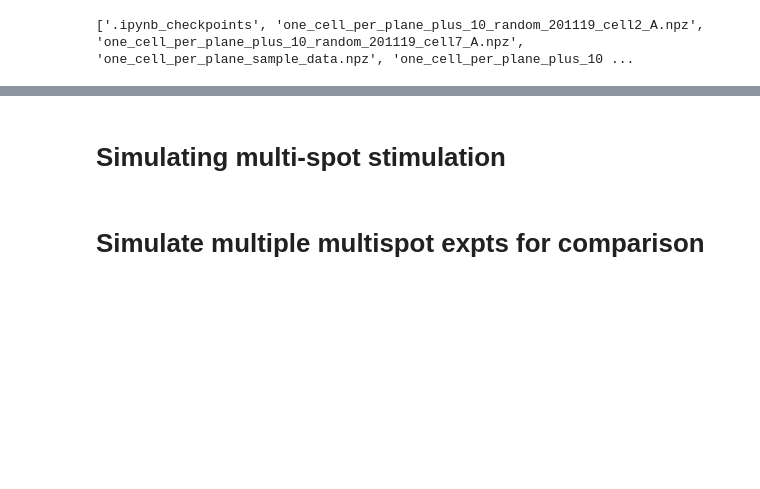
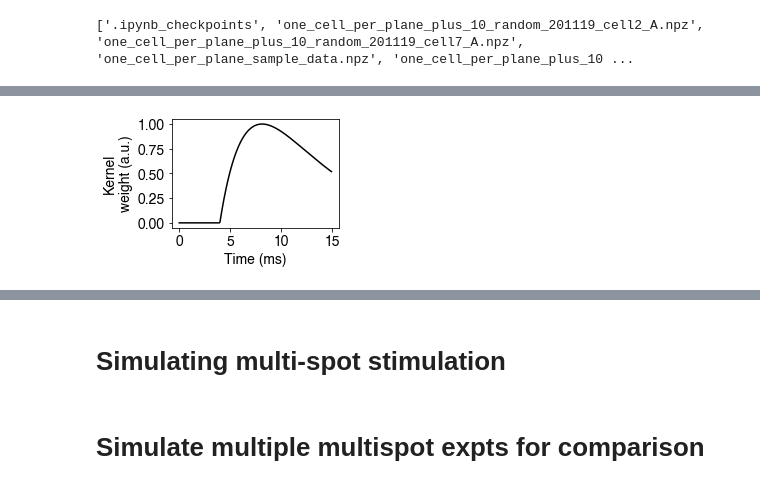
Before and after one commit to marcustriplett/circuitmap, a Jupyter notebook: notebooks/testing_nots_on_expt_data.ipynb, the cells around one changed output, grey strips where cells are left out. Drawn from its saved outputs; the diff is of its cells as text; code cells hidden in the pictures; blank space fills up the shorter version.

```diff
--- a/notebooks/testing_nots_on_expt_data.ipynb
+++ b/notebooks/testing_nots_on_expt_data.ipynb
@@ -169,0 +206,13 @@ plt.show()
+# %%
+def get_kernel(tau_r, tau_d, d):
+    def func(t):
+        return (np.exp(-(t - d)/tau_d) - np.exp(-(t - d)/tau_r)) * (t > d)
+    return func
+# %%
+tau_r = 70
+tau_d = 100
+d = 80
+kern = get_kernel(tau_r, tau_d, d)
+krange = np.linspace(0, 300, 300)
+kernel = kern(krange)
+kernel /= np.max(kernel)
@@ -169,0 +223,13 @@ plt.show()
+# %%
+plt.figure(figsize=(3, 2))
+plt.plot(kernel, color='k')
+plt.ylabel('Kernel\nweight (a.u.)', fontsize=fontsize)
+plt.xlabel('Time (ms)', fontsize=fontsize)
+plt.xticks(np.arange(0, 301, 100), fontsize=fontsize)
+plt.gca().set_xticklabels(np.arange(0, 16, 5))
+plt.yticks(fontsize=fontsize)
+# plt.savefig('figs/model_based_cs/model_fit_psc_integrated_against_kernel_sample_kernel.pdf',
+#             format='pdf', bbox_inches='tight')
+plt.show()
+# %% [output]
+[figure, added]
```
Also changed, not shown: parts of 28 cells of this notebook, 1 other file.
